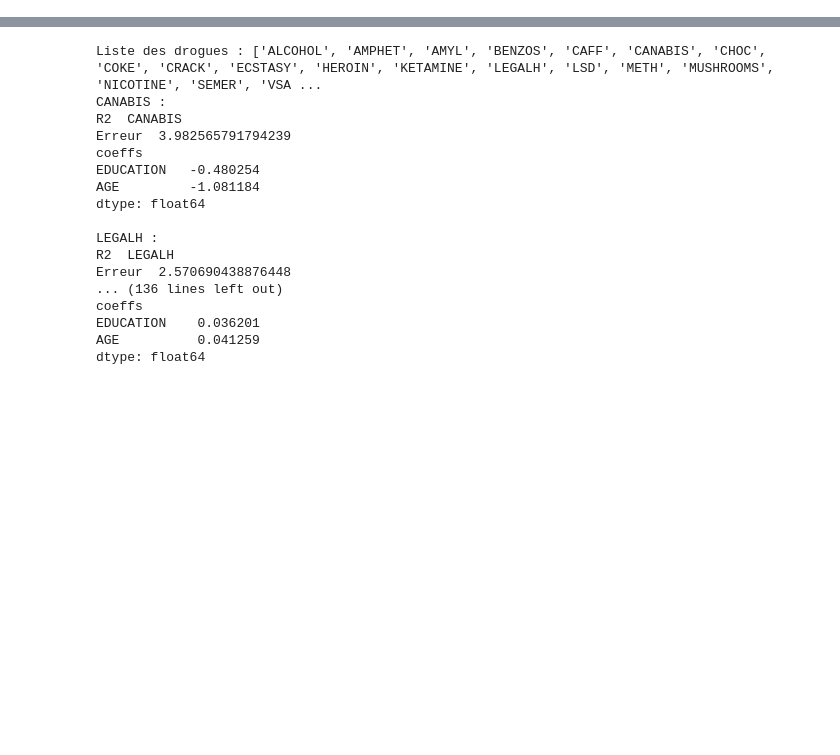
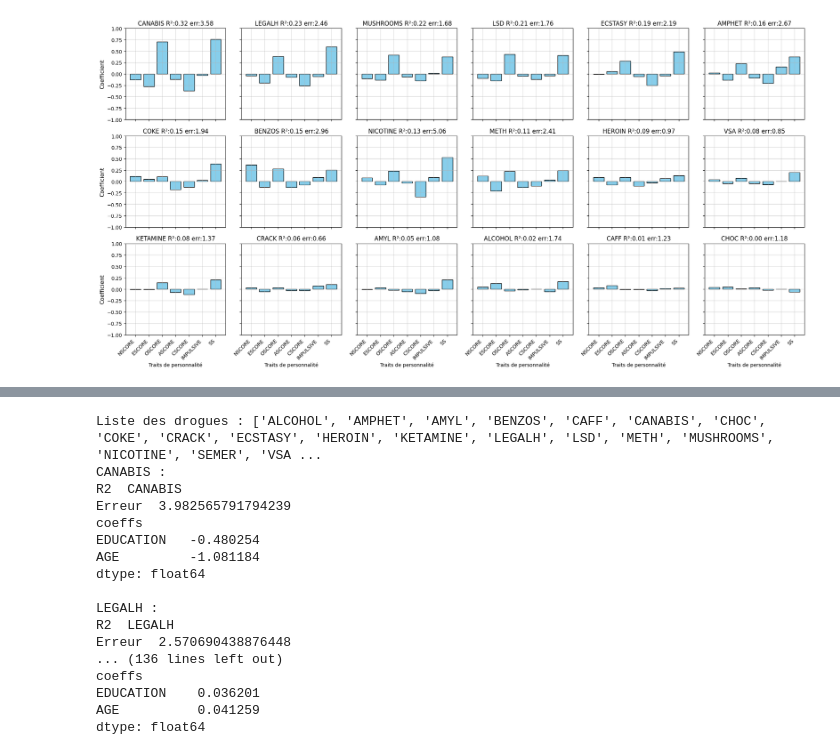
Before and after one commit to BZKgenesis/M8-project, a Jupyter notebook: regression.ipynb, the cells around one changed output, grey strips where cells are left out. Saved outputs shown, nothing was run; the diff lists cells and outputs as text; code cells hidden in the pictures; blank space fills up the shorter version.

```diff
--- a/regression.ipynb
+++ b/regression.ipynb
@@ -83,49 +83,76 @@ def regression(y_column:str,X_columns:list):
 
     return r_squared, mse, pd.Series(a[:-1], index=X_columns)
 
-DRUGS = df.columns[13:]
+DRUGS = df.columns[13:][df.columns[13:] != "SEMER"]
 print("Liste des drogues :", DRUGS.tolist())
+abs_col = 6
+regressions = [
+    [f'./image_matplotlib/regression_results_psychosocio_{abs_col}.png',["NSCORE", "ESCORE", "OSCORE", "ASCORE", "CSCORE", "IMPULSIVE", "SS","EDUCATION","AGE"]],
+    [f'./image_matplotlib/regression_results_psycho_{abs_col}.png',["NSCORE", "ESCORE", "OSCORE", "ASCORE", "CSCORE", "IMPULSIVE", "SS"]],
+    [f'./image_matplotlib/regression_results_socio_{abs_col}.png',["EDUCATION","AGE"]]
+]
 
-resultat = []
+for file_name, columns in regressions:
+    plt.clf()
+    resultat = []
 
-# On effectue la régression pour chaque drogue
-for drug in DRUGS:
-    # R2, error, coeffs = regression(drug,["NSCORE", "ESCORE", "OSCORE", "ASCORE", "CSCORE", "IMPULSIVE", "SS","EDUCATION","AGE"])
-    R2, error, coeffs = regression(drug,["EDUCATION","AGE"])
-    resultat.append([drug,R2,error,coeffs])
+    # On effectue la régression pour chaque drogue
+    for drug in DRUGS:
+        if drug == "SEMER":
+            continue
+        # R2, error, coeffs = regression(drug,["NSCORE", "ESCORE", "OSCORE", "ASCORE", "CSCORE", "IMPULSIVE", "SS","EDUCATION","AGE"])
+        R2, error, coeffs = regression(drug,columns)
+        resultat.append([drug,R2,error,coeffs])
 
-# Tri des résultats par R²
-sorted_resultat = sorted(resultat, key=lambda x:x[1], reverse=True)
+    # Tri des résultats par R²
+    sorted_resultat = sorted(resultat, key=lambda x:x[1], reverse=True)
 
-nb_drogues = len(sorted_resultat)
-cols = min(6, nb_drogues)  # Nombre de colonnes pour l'affichage
-fig, axs = plt.subplots(nb_drogues//cols +1, cols, figsize=(20, 15))
+    nb_drogues = len(sorted_resultat)
+    cols = min(abs_col, nb_drogues)  # Nombre de colonnes pour l'affichage
+    fig, axs = plt.subplots(nb_drogues//cols , cols, figsize=(20, 10))
 
-# Affichage des résultats
-for i,elt in enumerate(sorted_resultat):
+    # Affichage des résultats
+    for i,elt in enumerate(sorted_resultat):
 
-    # print(elt[0],":")
-    # print("R2 ",elt[1])
-    # print("Erreur ",elt[2])
-    # print("coeffs")
-    # print(elt[3])
-    # print()
-    ax = axs[i // cols, i % cols]
-    ax.bar(elt[3].index, elt[3].values, color='skyblue', edgecolor='black')
-    ax.set_xticks(elt[3].index)
-    ax.set_xticklabels(elt[3].index, rotation=45, ha='right', fontsize=10)
-    ax.set_title(f"{elt[0]} R²:{elt[1]:.2f} err:{elt[2]:.2f}")
-    ax.set_xlabel('Traits de personnalité')
-    ax.set_ylabel('Coefficient', fontsize=11)
-    ax.set_ylim(-1, 1)
-    ax.grid(True, alpha=0.5)
+        # print(elt[0],":")
+        # print("R2 ",elt[1])
+        # print("Erreur ",elt[2])
+        # print("coeffs")
+        # print(elt[3])
+        # print()
+        ax = axs[i // cols, i % cols]
+        ax.bar(elt[3].index, elt[3].values, color='skyblue', edgecolor='black')
+        ax.set_xticks(elt[3].index)
+        ax.set_xticklabels(elt[3].index, rotation=45, ha='right', fontsize=10)
+        ax.set_title(f"{elt[0]} R²:{elt[1]:.2f} err:{elt[2]:.2f}")
+        ax.set_xlabel('Traits de personnalité')
+        ax.set_ylabel('Coefficient', fontsize=11)
+        ax.set_ylim(-1, 1)
+        ax.grid(True, alpha=0.5)
 
-for i,ax in enumerate(axs.flat):
-    if i >= len(sorted_resultat):
-        ax.set_visible(False)  # Masquer les axes inutilisés
-    else:
-        ax.label_outer()  # Ne pas afficher les labels des axes intérieurs
+    for i,ax in enumerate(axs.flat):
+        if i >= len(sorted_resultat):
+            ax.set_visible(False)  # Masquer les axes inutilisés
+        else:
+            ax.label_outer()  # Ne pas afficher les labels des axes intérieurs
 
-plt.tight_layout() # recalcule des positions des graphs pour une meilleur mise en page
-plt.savefig('./image_matplotlib/regression_results_socio.png', dpi=300) # On sauvegarde l'image
+    plt.tight_layout() # recalcule des positions des graphs pour une meilleur mise en page
+    plt.savefig(file_name, dpi=300) # On sauvegarde l'image
+    plt.show()
+
+plt.clf()
+R2, error, coeffs = regression("CANABIS", ["NSCORE", "ESCORE", "OSCORE", "ASCORE", "CSCORE", "IMPULSIVE", "SS"])
+
+plt.figure(figsize=(10, 10))  # Taille du graphique
+
+plt.bar(coeffs.index, coeffs.values, color='skyblue', edgecolor='black')
+plt.xticks(coeffs.index, rotation=45, ha='right', fontsize=10)
+plt.title(f"CANABIS R²:{R2:.2f} err:{error:.2f}")
+plt.xlabel('Traits de personnalité')
+plt.ylabel('Coefficient', fontsize=11)
+plt.ylim(-1, 1)
+plt.grid(True, alpha=0.5)
+plt.tight_layout()  # recalcule des positions des graphs pour une meilleur mise en page
+plt.savefig('./image_matplotlib/regression_results_canabis.png', dpi=300)  # On sauvegarde l'image
+plt.show()  # Affiche le graphique final
 # %% [output]
@@ -133,0 +163 @@ Liste des drogues : ['ALCOHOL', 'AMPHET', 'AMYL', 'BENZOS', 'CAFF', 'CANABIS', '
+[figure, added]
```
Also changed, not shown: parts of 3 cells of this notebook, 7 other files.
